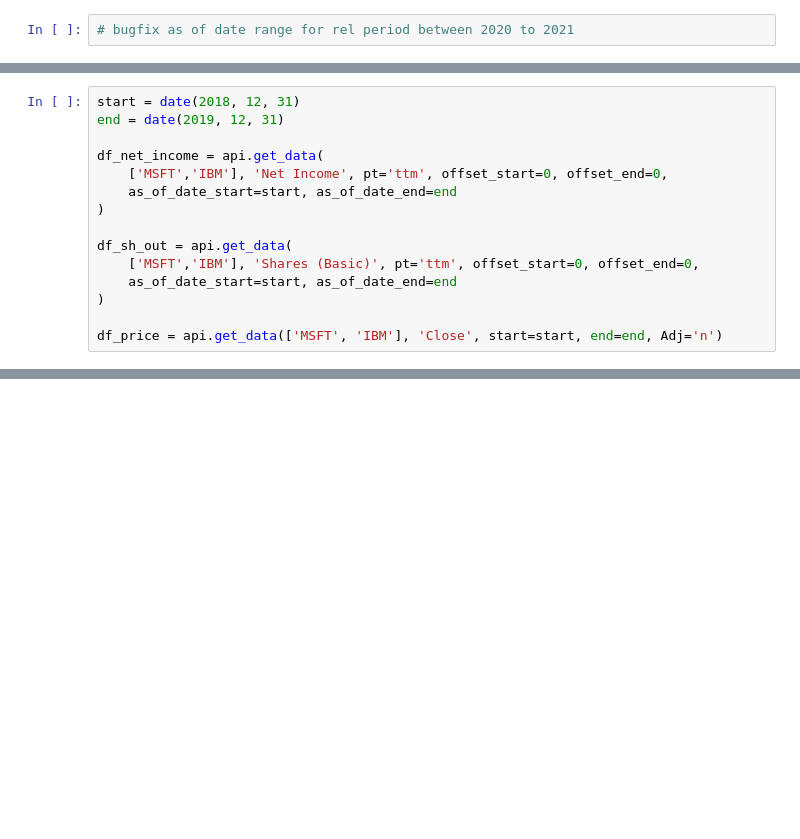
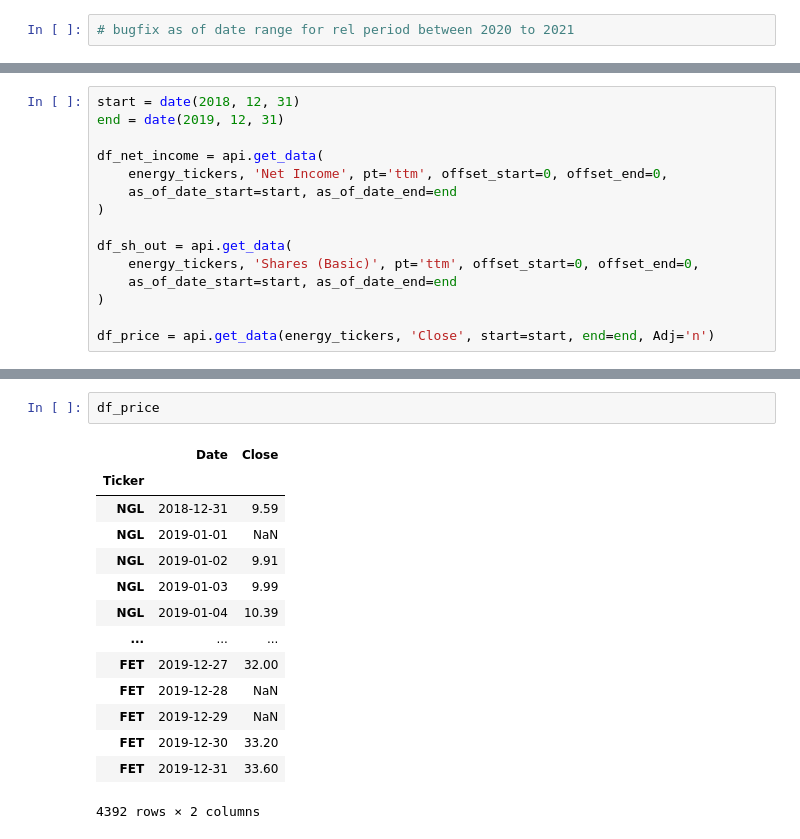
Before and after one commit to bbk-pij-2012-29/Financial-Data-API, a Jupyter notebook: api_dev.ipynb, the cells around one changed output, grey strips where cells are left out. Drawn from its saved outputs; the diff is of its cells as text; blank space fills up the shorter version.

```diff
--- a/api_dev.ipynb
+++ b/api_dev.ipynb
@@ -701,16 +844,16 @@ start = date(2018, 12, 31)
 end = date(2019, 12, 31)
 
 df_net_income = api.get_data(
-    ['MSFT','IBM'], 'Net Income', pt='ttm', offset_start=0, offset_end=0,
+    energy_tickers, 'Net Income', pt='ttm', offset_start=0, offset_end=0,
     as_of_date_start=start, as_of_date_end=end
 )
 
 df_sh_out = api.get_data(
-    ['MSFT','IBM'], 'Shares (Basic)', pt='ttm', offset_start=0, offset_end=0,
+    energy_tickers, 'Shares (Basic)', pt='ttm', offset_start=0, offset_end=0,
     as_of_date_start=start, as_of_date_end=end
 )
 
-df_price = api.get_data(['MSFT', 'IBM'], 'Close', start=start, end=end, Adj='n')
+df_price = api.get_data(energy_tickers, 'Close', start=start, end=end, Adj='n')
 # %%
 eps = df_net_income['Net Income'] / df_sh_out['Shares (Basic)']
 pe = df_price['Close'] / eps
@@ -740,0 +877,17 @@ df.groupby('Ticker').mean()
+# %%
+df_price
+# %% [output]
+|  | Date | Close |
+| Ticker |  |  |
+| NGL | 2018-12-31 | 9.59 |
+| NGL | 2019-01-01 | NaN |
+| NGL | 2019-01-02 | 9.91 |
+| NGL | 2019-01-03 | 9.99 |
+| NGL | 2019-01-04 | 10.39 |
+| ... | ... | ... |
+| FET | 2019-12-27 | 32.00 |
+| FET | 2019-12-28 | NaN |
+| FET | 2019-12-29 | NaN |
+| FET | 2019-12-30 | 33.20 |
+| FET | 2019-12-31 | 33.60 |
+4392 rows × 2 columns
```
Also changed, not shown: parts of 16 cells of this notebook, 2 other files.
